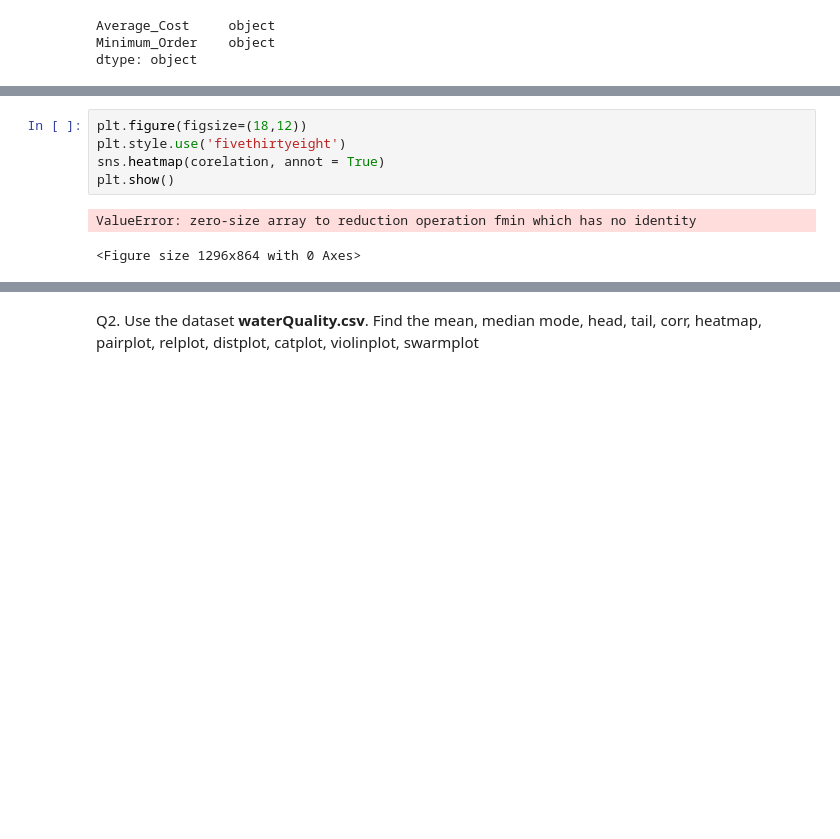
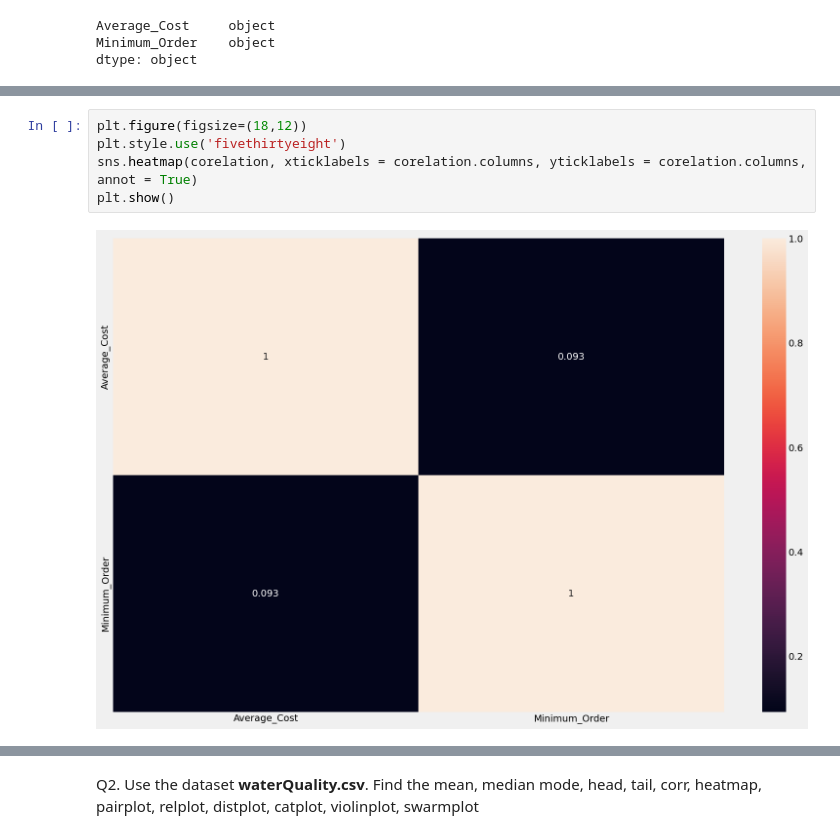
Before and after one commit to mahimai-raja/karunya_100days_ML, a Jupyter notebook: DAY_03/Exploratory-Data-Analysis.ipynb, the cells around one changed output, grey strips where cells are left out. Cells and saved outputs as stored; diff of their text form; blank space fills up the shorter version.

```diff
--- a/DAY_03/Exploratory-Data-Analysis.ipynb
+++ b/DAY_03/Exploratory-Data-Analysis.ipynb
@@ -372,8 +464,7 @@ corelation
 # %%
 plt.figure(figsize=(18,12))
 plt.style.use('fivethirtyeight')
-sns.heatmap(corelation, annot = True)
+sns.heatmap(corelation, xticklabels = corelation.columns, yticklabels = corelation.columns, annot = True)
 plt.show()
 # %% [output]
-ValueError: zero-size array to reduction operation fmin which has no identity
-<Figure size 1296x864 with 0 Axes>
+[figure, added]
```
Also changed, not shown: parts of 21 cells of this notebook.
